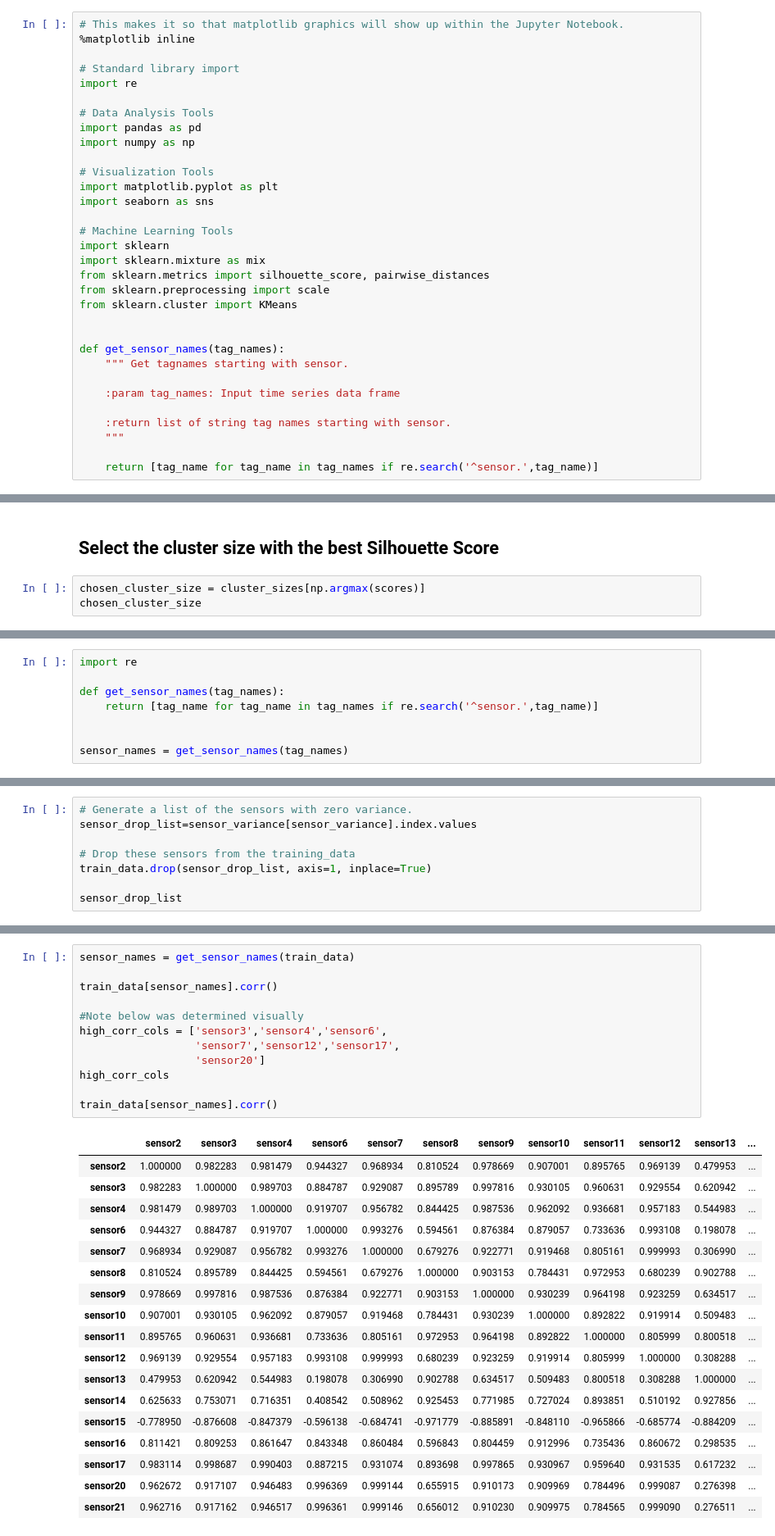
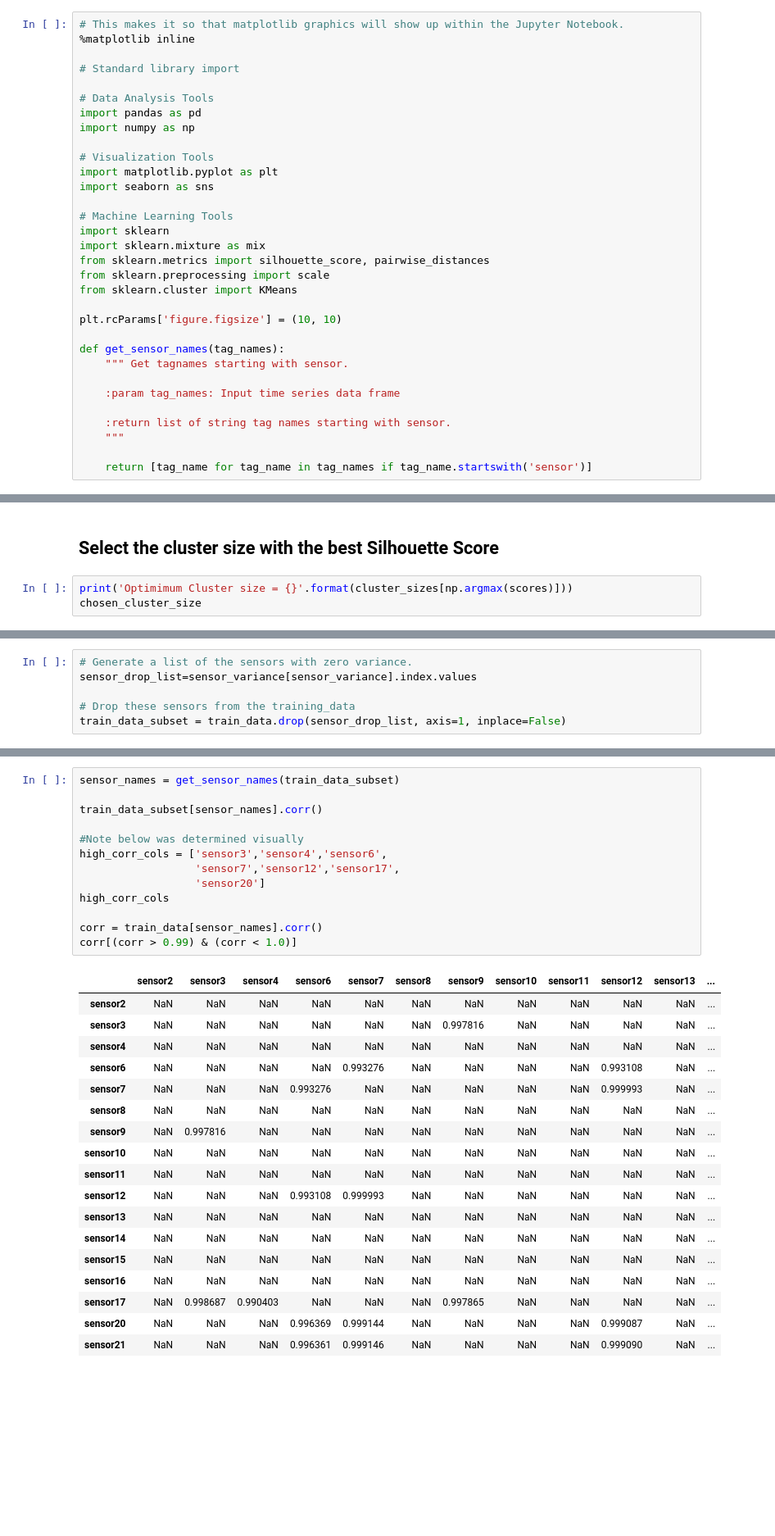
Before and after one commit to patanijo/PHM2016, a Jupyter notebook: Sample_Analysis_Notebook_Non_Spark.ipynb, the cells around one changed output, grey strips where cells are left out. Shown at 82% size. Saved outputs shown, nothing was run; the diff lists cells and outputs as text; blank space fills up the shorter version.

```diff
--- a/Sample_Analysis_Notebook_Non_Spark.ipynb
+++ b/Sample_Analysis_Notebook_Non_Spark.ipynb
@@ -20,7 +25,6 @@ In this notebook, we will do pre-processing of the data using the scientific Pyt
 %matplotlib inline
 
 # Standard library import
-import re
 
 # Data Analysis Tools
 import pandas as pd
@@ -37,6 +41,7 @@ from sklearn.metrics import silhouette_score, pairwise_distances
 from sklearn.preprocessing import scale
 from sklearn.cluster import KMeans
 
+plt.rcParams['figure.figsize'] = (10, 10)
 
 def get_sensor_names(tag_names):
     """ Get tagnames starting with sensor.
@@ -46,7 +51,7 @@ def get_sensor_names(tag_names):
     :return list of string tag names starting with sensor.
     """
 
-    return [tag_name for tag_name in tag_names if re.search('^sensor.',tag_name)]
+    return [tag_name for tag_name in tag_names if tag_name.startswith('sensor')]
 # %% [markdown]
 ## Data Set Description
 
@@ -170,6 +155,6 @@ for num_clusters in cluster_sizes:
 # %% [markdown]
 ## Select the cluster size with the best Silhouette Score
 # %%
-chosen_cluster_size = cluster_sizes[np.argmax(scores)]
+print('Optimimum Cluster size = {}'.format(cluster_sizes[np.argmax(scores)]))
 chosen_cluster_size
 # %% [output]
@@ -193,8 +178,0 @@ train_data['overall_setting']= train_data['overall_setting'].astype('category')
-# %%
-import re
-
-def get_sensor_names(tag_names):
-    return [tag_name for tag_name in tag_names if re.search('^sensor.',tag_name)]
-
-
-sensor_names = get_sensor_names(tag_names)
@@ -234,6 +214,4 @@ dtype: bool
 sensor_drop_list=sensor_variance[sensor_variance].index.values
 
 # Drop these sensors from the training_data
-train_data.drop(sensor_drop_list, axis=1, inplace=True)
-
-sensor_drop_list
+train_data_subset = train_data.drop(sensor_drop_list, axis=1, inplace=False)
@@ -246,33 +222,34 @@ In this dataset, there are several highly correlated variables. Often, depending
 
 For demonstration purposes here, we are going to set the threshold value to 0.99.
 # %%
-sensor_names = get_sensor_names(train_data)
+sensor_names = get_sensor_names(train_data_subset)
 
-train_data[sensor_names].corr()
+train_data_subset[sensor_names].corr()
 
 #Note below was determined visually
 high_corr_cols = ['sensor3','sensor4','sensor6',
                   'sensor7','sensor12','sensor17',
                   'sensor20']
 high_corr_cols
 
-train_data[sensor_names].corr()
+corr = train_data[sensor_names].corr()
+corr[(corr > 0.99) & (corr < 1.0)]
 # %% [output]
 |  | sensor2 | sensor3 | sensor4 | sensor6 | sensor7 | sensor8 | sensor9 | sensor10 | sensor11 | sensor12 | sensor13 | ... |
-| sensor2 | 1.000000 | 0.982283 | 0.981479 | 0.944327 | 0.968934 | 0.810524 | 0.978669 | 0.907001 | 0.895765 | 0.969139 | 0.479953 | ... |
-| sensor3 | 0.982283 | 1.000000 | 0.989703 | 0.884787 | 0.929087 | 0.895789 | 0.997816 | 0.930105 | 0.960631 | 0.929554 | 0.620942 | ... |
-| sensor4 | 0.981479 | 0.989703 | 1.000000 | 0.919707 | 0.956782 | 0.844425 | 0.987536 | 0.962092 | 0.936681 | 0.957183 | 0.544983 | ... |
-| sensor6 | 0.944327 | 0.884787 | 0.919707 | 1.000000 | 0.993276 | 0.594561 | 0.876384 | 0.879057 | 0.733636 | 0.993108 | 0.198078 | ... |
-| sensor7 | 0.968934 | 0.929087 | 0.956782 | 0.993276 | 1.000000 | 0.679276 | 0.922771 | 0.919468 | 0.805161 | 0.999993 | 0.306990 | ... |
-| sensor8 | 0.810524 | 0.895789 | 0.844425 | 0.594561 | 0.679276 | 1.000000 | 0.903153 | 0.784431 | 0.972953 | 0.680239 | 0.902788 | ... |
-| sensor9 | 0.978669 | 0.997816 | 0.987536 | 0.876384 | 0.922771 | 0.903153 | 1.000000 | 0.930239 | 0.964198 | 0.923259 | 0.634517 | ... |
-| sensor10 | 0.907001 | 0.930105 | 0.962092 | 0.879057 | 0.919468 | 0.784431 | 0.930239 | 1.000000 | 0.892822 | 0.919914 | 0.509483 | ... |
-| sensor11 | 0.895765 | 0.960631 | 0.936681 | 0.733636 | 0.805161 | 0.972953 | 0.964198 | 0.892822 | 1.000000 | 0.805999 | 0.800518 | ... |
-| sensor12 | 0.969139 | 0.929554 | 0.957183 | 0.993108 | 0.999993 | 0.680239 | 0.923259 | 0.919914 | 0.805999 | 1.000000 | 0.308288 | ... |
-| sensor13 | 0.479953 | 0.620942 | 0.544983 | 0.198078 | 0.306990 | 0.902788 | 0.634517 | 0.509483 | 0.800518 | 0.308288 | 1.000000 | ... |
-| sensor14 | 0.625633 | 0.753071 | 0.716351 | 0.408542 | 0.508962 | 0.925453 | 0.771985 | 0.727024 | 0.893851 | 0.510192 | 0.927856 | ... |
-| sensor15 | -0.778950 | -0.876608 | -0.847379 | -0.596138 | -0.684741 | -0.971779 | -0.885891 | -0.848110 | -0.965866 | -0.685774 | -0.884209 | ... |
-| sensor16 | 0.811421 | 0.809253 | 0.861647 | 0.843348 | 0.860484 | 0.596843 | 0.804459 | 0.912996 | 0.735436 | 0.860672 | 0.298535 | ... |
-| sensor17 | 0.983114 | 0.998687 | 0.990403 | 0.887215 | 0.931074 | 0.893698 | 0.997865 | 0.930967 | 0.959640 | 0.931535 | 0.617232 | ... |
-| sensor20 | 0.962672 | 0.917107 | 0.946483 | 0.996369 | 0.999144 | 0.655915 | 0.910173 | 0.909969 | 0.784496 | 0.999087 | 0.276398 | ... |
-| sensor21 | 0.962716 | 0.917162 | 0.946517 | 0.996361 | 0.999146 | 0.656012 | 0.910230 | 0.909975 | 0.784565 | 0.999090 | 0.276511 | ... |
+| sensor2 | NaN | NaN | NaN | NaN | NaN | NaN | NaN | NaN | NaN | NaN | NaN | ... |
+| sensor3 | NaN | NaN | NaN | NaN | NaN | NaN | 0.997816 | NaN | NaN | NaN | NaN | ... |
+| sensor4 | NaN | NaN | NaN | NaN | NaN | NaN | NaN | NaN | NaN | NaN | NaN | ... |
+| sensor6 | NaN | NaN | NaN | NaN | 0.993276 | NaN | NaN | NaN | NaN | 0.993108 | NaN | ... |
+| sensor7 | NaN | NaN | NaN | 0.993276 | NaN | NaN | NaN | NaN | NaN | 0.999993 | NaN | ... |
+| sensor8 | NaN | NaN | NaN | NaN | NaN | NaN | NaN | NaN | NaN | NaN | NaN | ... |
+| sensor9 | NaN | 0.997816 | NaN | NaN | NaN | NaN | NaN | NaN | NaN | NaN | NaN | ... |
+| sensor10 | NaN | NaN | NaN | NaN | NaN | NaN | NaN | NaN | NaN | NaN | NaN | ... |
+| sensor11 | NaN | NaN | NaN | NaN | NaN | NaN | NaN | NaN | NaN | NaN | NaN | ... |
+| sensor12 | NaN | NaN | NaN | 0.993108 | 0.999993 | NaN | NaN | NaN | NaN | NaN | NaN | ... |
+| sensor13 | NaN | NaN | NaN | NaN | NaN | NaN | NaN | NaN | NaN | NaN | NaN | ... |
+| sensor14 | NaN | NaN | NaN | NaN | NaN | NaN | NaN | NaN | NaN | NaN | NaN | ... |
+| sensor15 | NaN | NaN | NaN | NaN | NaN | NaN | NaN | NaN | NaN | NaN | NaN | ... |
+| sensor16 | NaN | NaN | NaN | NaN | NaN | NaN | NaN | NaN | NaN | NaN | NaN | ... |
+| sensor17 | NaN | 0.998687 | 0.990403 | NaN | NaN | NaN | 0.997865 | NaN | NaN | NaN | NaN | ... |
+| sensor20 | NaN | NaN | NaN | 0.996369 | 0.999144 | NaN | NaN | NaN | NaN | 0.999087 | NaN | ... |
+| sensor21 | NaN | NaN | NaN | 0.996361 | 0.999146 | NaN | NaN | NaN | NaN | 0.999090 | NaN | ... |
```
Also changed, not shown: parts of 34 cells of this notebook, 1 other file.
